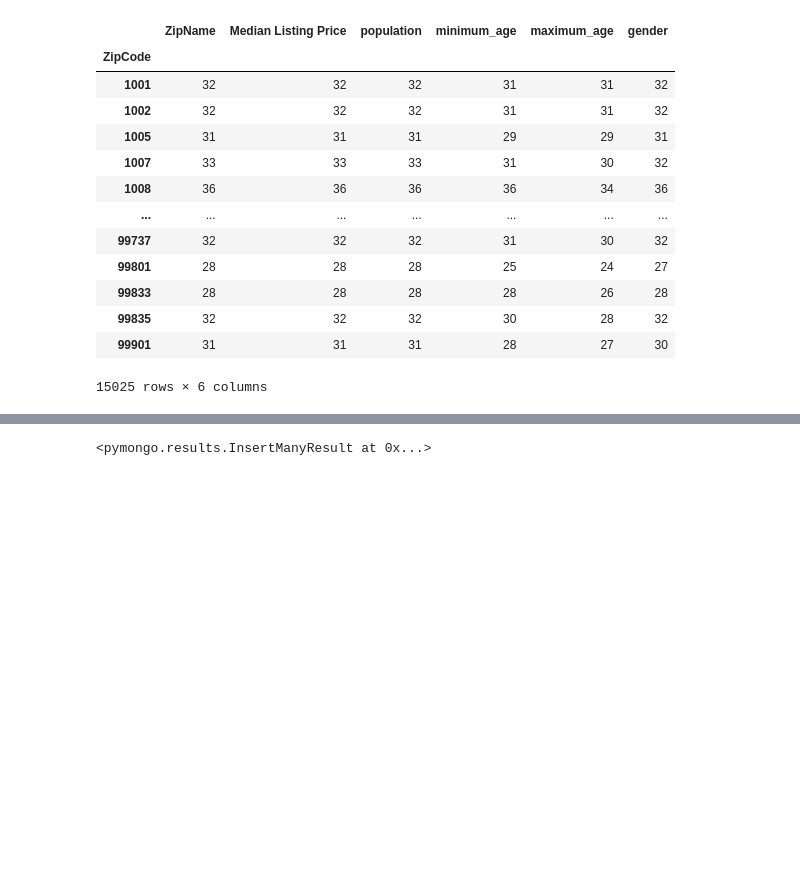
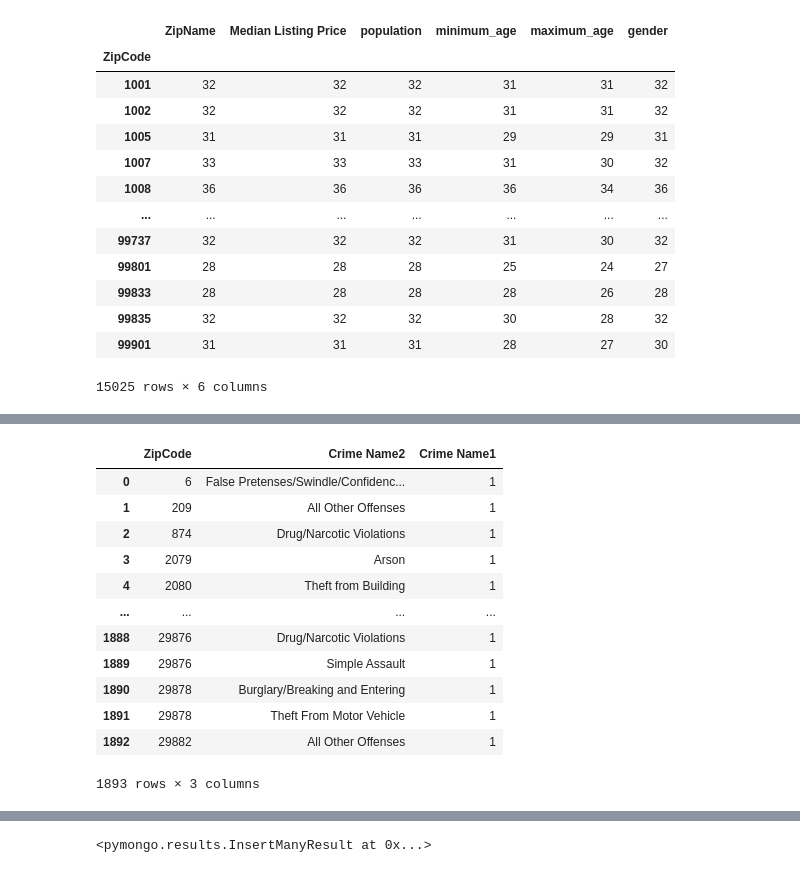
Before and after one commit to bglaudesc/ETL_project, a Jupyter notebook: ETL_project.ipynb, the cells around one changed output, grey strips where cells are left out. Cells and saved outputs as stored; diff of their text form; code cells hidden in the pictures; blank space fills up the shorter version.

```diff
--- a/ETL_project.ipynb
+++ b/ETL_project.ipynb
@@ -111,0 +136,18 @@ merged_df.groupby("ZipCode").count()
+# %%
+gb = maryland_crime_df.groupby(["ZipCode","Crime Name2"]).count()["Crime Name1"].reset_index()
+#gb.pivot(index="ZipCode", columns="Crime Name2", values="Crime Name1")
+gb
+# %% [output]
+|  | ZipCode | Crime Name2 | Crime Name1 |
+| 0 | 6 | False Pretenses/Swindle/Confidenc... | 1 |
+| 1 | 209 | All Other Offenses | 1 |
+| 2 | 874 | Drug/Narcotic Violations | 1 |
+| 3 | 2079 | Arson | 1 |
+| 4 | 2080 | Theft from Building | 1 |
+| ... | ... | ... | ... |
+| 1888 | 29876 | Drug/Narcotic Violations | 1 |
+| 1889 | 29876 | Simple Assault | 1 |
+| 1890 | 29878 | Burglary/Breaking and Entering | 1 |
+| 1891 | 29878 | Theft From Motor Vehicle | 1 |
+| 1892 | 29882 | All Other Offenses | 1 |
+1893 rows × 3 columns
```
Also changed, not shown: parts of 4 cells of this notebook, 1 other file.
